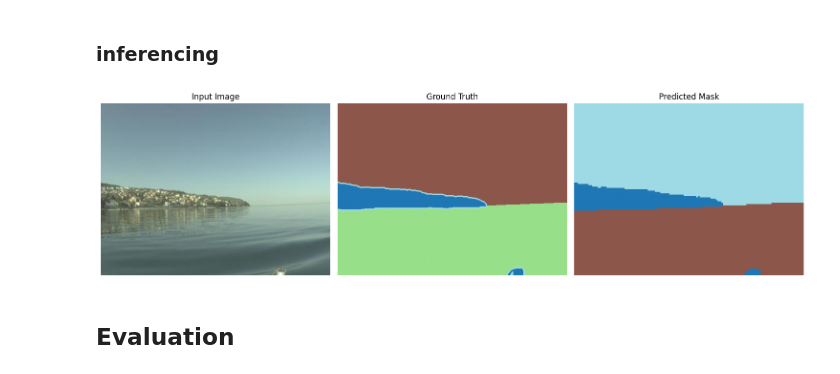
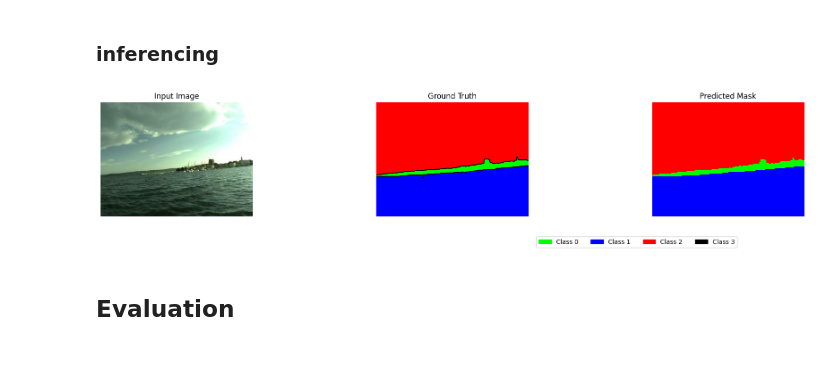
Before and after one commit to wilbur1240/vit-segmentation, a Jupyter notebook: code/segformer.ipynb, the cells around one changed output. Saved outputs shown, nothing was run; the diff lists cells and outputs as text; code cells hidden in the pictures.

Commit message:
update mask2BEV code

```diff
--- a/code/segformer.ipynb
+++ b/code/segformer.ipynb
@@ -247,6 +269,14 @@ def rgb_mask_to_label(mask_img, color_map):
         label_mask[matches] = idx
     return label_mask
 
+def label_to_rgb(mask, color_map):
+    """Convert class index mask to TGB using color_map"""
+    h, w = mask.shape
+    rgb = np.zeros((h, w, 3), dtype=np.uint8)
+    for i, color in enumerate(color_map):
+        rgb[mask == i] = color
+    return rgb
+
 def visualize_prediction(raw_image, raw_mask, pred_mask, color_map=None, id2label=None):
     # --- Image: convert PIL to np.uint8 [H, W, 3] ---
     if isinstance(raw_image, torch.Tensor):
@@ -255,6 +285,7 @@ def visualize_prediction(raw_image, raw_mask, pred_mask, color_map=None, id2labe
         pass
     else:
         raw_image = np.array(raw_image.convert("RGB"))
+    raw_image = (raw_image - raw_image.min()) / (raw_image.max() - raw_image.min())
 
     # --- Mask: convert to label indices ---
     if isinstance(raw_mask, torch.Tensor):
@@ -272,8 +303,11 @@ def visualize_prediction(raw_image, raw_mask, pred_mask, color_map=None, id2labe
         pred_resized = resize(pred_tensor, size=raw_mask.shape, interpolation=0)
         pred_mask = pred_resized.squeeze().cpu().numpy().astype(int)
 
+    gt_rgb = label_to_rgb(raw_mask, color_map)
+    pred_rgb = label_to_rgb(pred_mask, color_map)
+
     # --- Visualization ---
-    plt.figure(figsize=(15, 5))
+    plt.figure(figsize=(16, 6))
 
     plt.subplot(1, 3, 1)
     plt.imshow(raw_image)
@@ -281,15 +315,20 @@ def visualize_prediction(raw_image, raw_mask, pred_mask, color_map=None, id2labe
     plt.axis("off")
 
     plt.subplot(1, 3, 2)
-    plt.imshow(raw_mask, cmap="tab20")
+    plt.imshow(gt_rgb)
     plt.title("Ground Truth")
     plt.axis("off")
 
     plt.subplot(1, 3, 3)
-    plt.imshow(pred_mask, cmap="tab20")
+    plt.imshow(pred_rgb)
     plt.title("Predicted Mask")
     plt.axis("off")
 
+    # Add legend
+    class_labels = list(id2label.values()) if id2label else [f"Class {i}" for i in range(len(color_map))]
+    legend_patches = [Patch(color=np.array(c)/255, label=label) for c, label in zip(color_map, class_labels)]
+    plt.legend(handles=legend_patches, loc='upper center', bbox_to_anchor=(-0.1, -0.15), ncol=len(color_map))
+
     plt.tight_layout()
     plt.show()
 # %% [markdown]
@@ -297,24 +336,24 @@ def visualize_prediction(raw_image, raw_mask, pred_mask, color_map=None, id2labe
 # %%
 # The RGB values for 3 classes + background
 color_map = [
     (0, 255, 0),      # sea
     (0, 0, 255),      # obstacle
     (255, 0, 0),      # sky
     (0, 0, 0)         # background / ignored
 ]
 
-idx = 3
+idx = 16
 
 sample = tokenized["validation"][idx]
 pixel_values = sample["pixel_values"]
 label = sample["labels"]
 
 pred_mask = predict_single_sample(model, pixel_values)
 
 raw_sample = ds["validation"][idx]
 visualize_prediction(raw_sample["image"], raw_sample["mask"], pred_mask, color_map=color_map)
 # %% [output]
-[figure, old version]
+[figure, new version]
 # %% [markdown]
 ## Evaluation
 # %%
```
Also changed, not shown: parts of 8 cells of this notebook, 1 other file.
